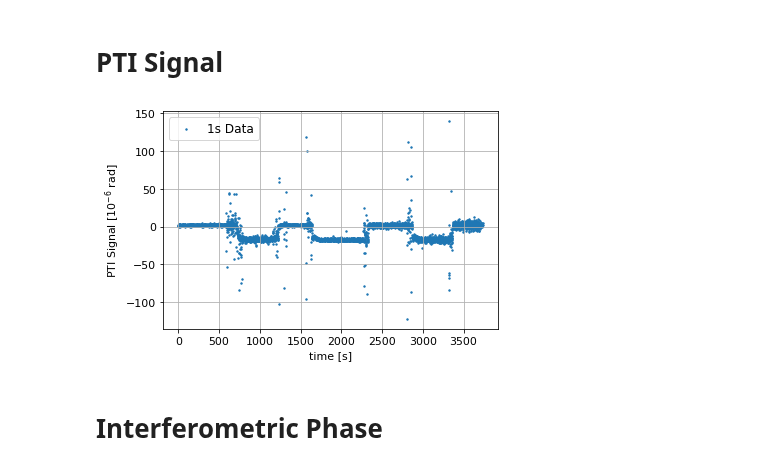
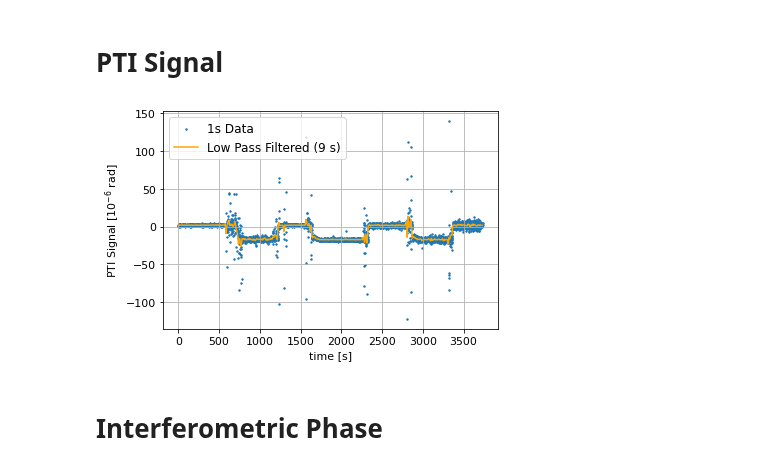
Before and after one commit to bilaljo/MiniPTI, a Jupyter notebook: notebooks/pti.ipynb, the cells around one changed output. Drawn from its saved outputs; the diff is of its cells as text; code cells hidden in the pictures.

```diff
--- a/notebooks/pti.ipynb
+++ b/notebooks/pti.ipynb
@@ -47,21 +47,21 @@ plt.savefig("RMS.pdf")
 # %% [markdown]
 # PTI Signal
 # %%
-#pti_mean = np.mean(np.array(pti_data["PTI Signal"]).reshape(-1, 9), axis=1)
-#time_mean = np.arange(pti_mean.size)
-#time_mean *= 9
+pti_mean = np.mean(np.array(pti_data["PTI Signal"]).reshape(-1, 9), axis=1)
+time_mean = np.arange(pti_mean.size)
+time_mean *= 9
 fig, ax = plt.subplots()
 ax.tick_params(axis='both', which='major', labelsize=11)
 ax.tick_params(axis='both', which='minor', labelsize=11)
 plt.scatter(time, -pti_data["PTI Signal"] * 1e6, s=2, label="1s Data")
-#plt.plot(time_mean, -pti_mean * 1e6, label="Low Pass Filtered (9 s)", color="orange")
+plt.plot(time_mean, -pti_mean * 1e6, label="Low Pass Filtered (9 s)", color="orange")
 plt.grid()
 plt.xlabel("time [s]", fontsize=11)
 plt.legend(fontsize=12)
 plt.ylabel("PTI Signal [$10^{-6}$ rad]", fontsize=11)
 plt.savefig("pti.pdf", dpi=400, bbox_inches="tight")
 # %% [output]
-[figure, old version]
+[figure, new version]
 # %% [markdown]
 # Interferometric Phase
 # %%
```
Also changed, not shown: parts of 5 cells of this notebook, 3 other files.
